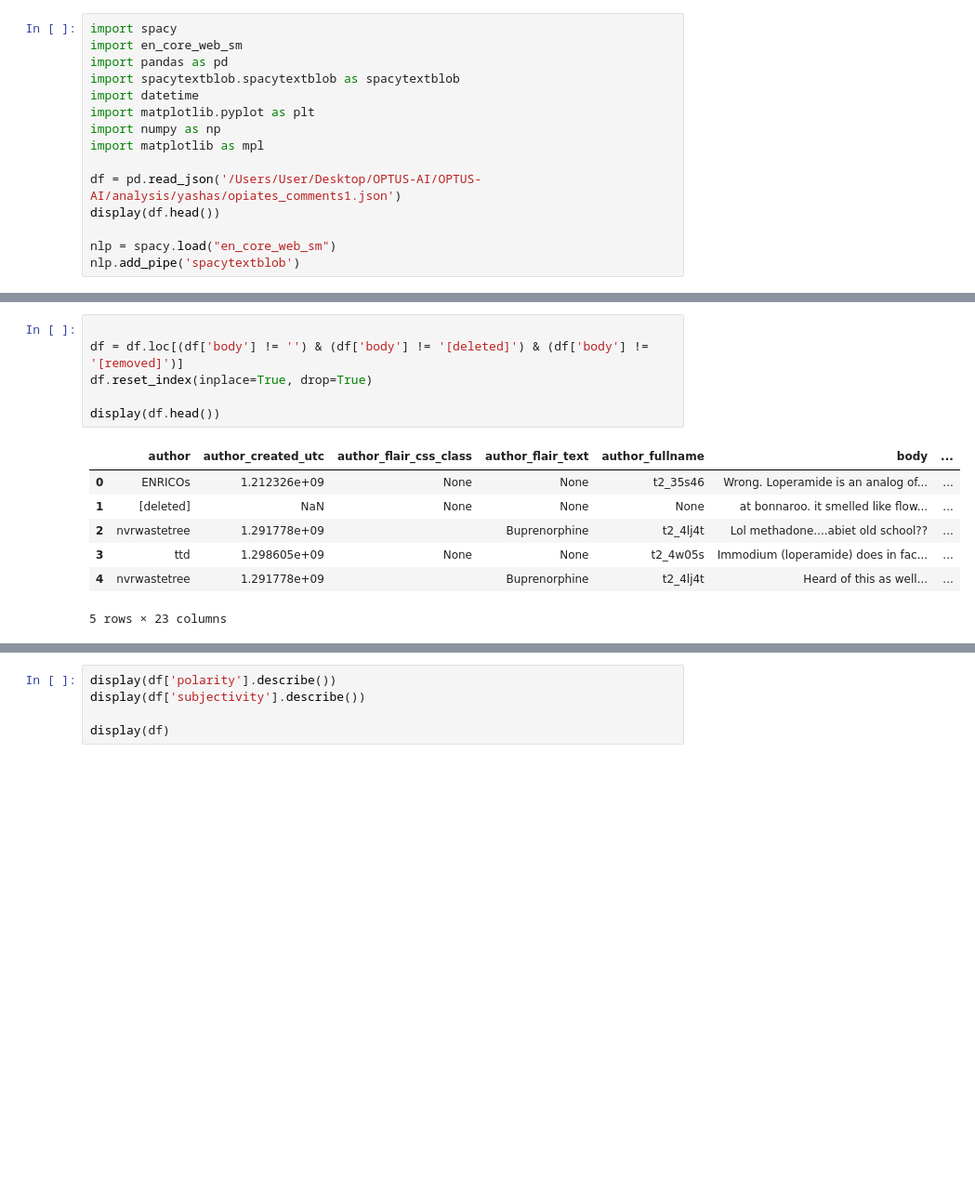
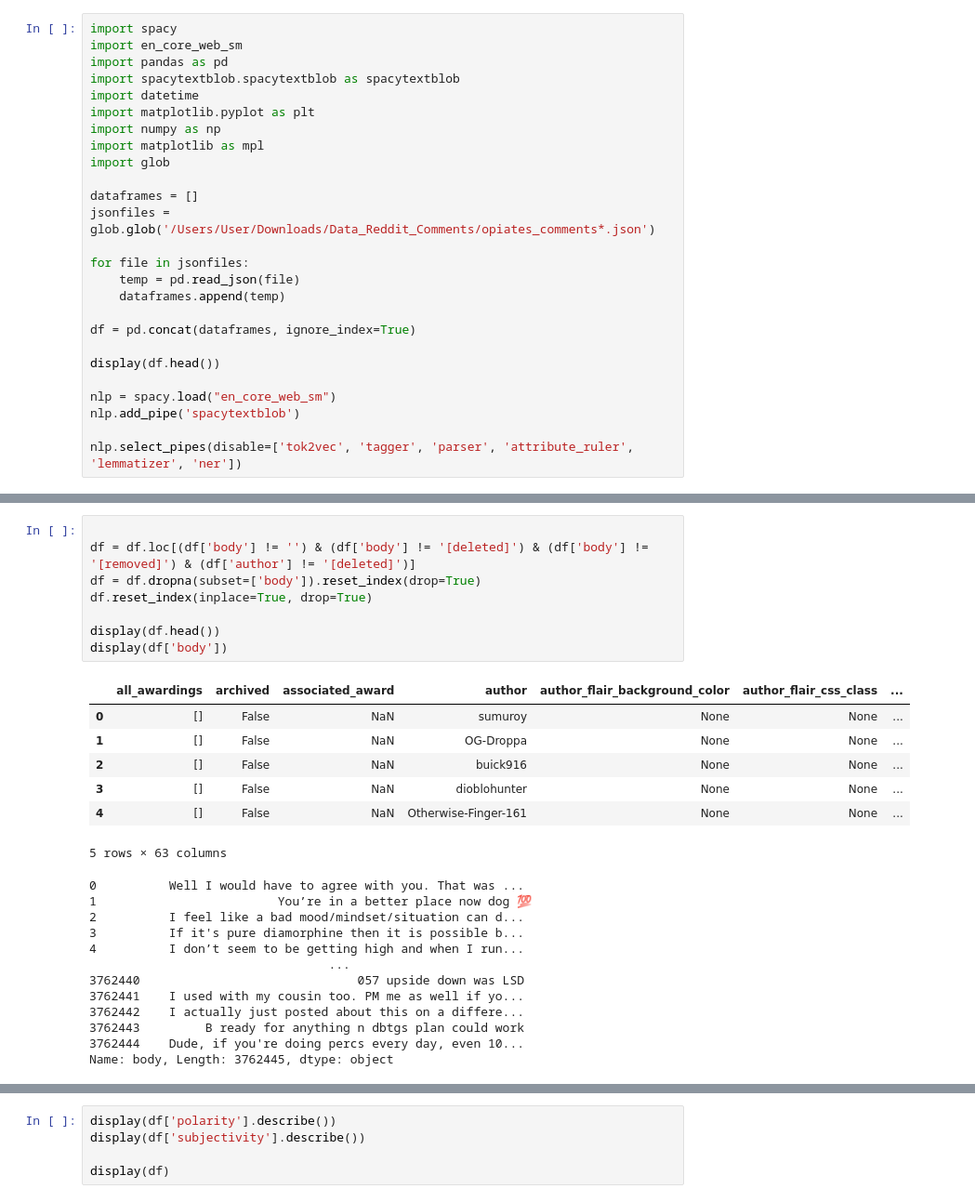
Before and after one commit to RussellABH/OPTUS-AI, a Jupyter notebook: analysis/yashas/test.ipynb, the cells around one changed output, grey strips where cells are left out. Shown at 93% size. Drawn from its saved outputs; the diff is of its cells as text; blank space fills up the shorter version.

```diff
--- a/analysis/yashas/test.ipynb
+++ b/analysis/yashas/test.ipynb
@@ -7,10 +7,21 @@ import datetime
 import matplotlib.pyplot as plt
 import numpy as np
 import matplotlib as mpl
+import glob
 
-df = pd.read_json('/Users/User/Desktop/OPTUS-AI/OPTUS-AI/analysis/yashas/opiates_comments1.json')
+dataframes = []
+jsonfiles = glob.glob('/Users/User/Downloads/Data_Reddit_Comments/opiates_comments*.json')
+
+for file in jsonfiles:
+    temp = pd.read_json(file)
+    dataframes.append(temp)
+
+df = pd.concat(dataframes, ignore_index=True)
+
 display(df.head())
 
 nlp = spacy.load("en_core_web_sm")
 nlp.add_pipe('spacytextblob')
+
+nlp.select_pipes(disable=['tok2vec', 'tagger', 'parser', 'attribute_ruler', 'lemmatizer', 'ner'])
 # %% [output]
@@ -52,15 +36,29 @@ Name: media, Length: 204, dtype: object
 # %%
 
-df = df.loc[(df['body'] != '') & (df['body'] != '[deleted]') & (df['body'] != '[removed]')]
+df = df.loc[(df['body'] != '') & (df['body'] != '[deleted]') & (df['body'] != '[removed]') & (df['author'] != '[deleted]')]
+df = df.dropna(subset=['body']).reset_index(drop=True)
 df.reset_index(inplace=True, drop=True)
 
 display(df.head())
+display(df['body'])
 # %% [output]
-|  | author | author_created_utc | author_flair_css_class | author_flair_text | author_fullname | body | ... |
-| 0 | ENRICOs | 1.212326e+09 | None | None | t2_35s46 | Wrong. Loperamide is an analog of... | ... |
-| 1 | [deleted] | NaN | None | None | None | at bonnaroo. it smelled like flow... | ... |
-| 2 | nvrwastetree | 1.291778e+09 |  | Buprenorphine | t2_4lj4t | Lol methadone....abiet old school?? | ... |
-| 3 | ttd | 1.298605e+09 | None | None | t2_4w05s | Immodium (loperamide) does in fac... | ... |
-| 4 | nvrwastetree | 1.291778e+09 |  | Buprenorphine | t2_4lj4t | Heard of this as well... | ... |
+|  | all_awardings | archived | associated_award | author | author_flair_background_color | author_flair_css_class | ... |
+| 0 | [] | False | NaN | sumuroy | None | None | ... |
+| 1 | [] | False | NaN | OG-Droppa | None | None | ... |
+| 2 | [] | False | NaN | buick916 | None | None | ... |
+| 3 | [] | False | NaN | dioblohunter | None | None | ... |
+| 4 | [] | False | NaN | Otherwise-Finger-161 | None | None | ... |
-5 rows × 23 columns
+5 rows × 63 columns
+0          Well I would have to agree with you. That was ...
+1                         You’re in a better place now dog 💯
+2          I feel like a bad mood/mindset/situation can d...
+3          If it's pure diamorphine then it is possible b...
+4          I don’t seem to be getting high and when I run...
+                                 ...
+3762440                              057 upside down was LSD
+3762441    I used with my cousin too. PM me as well if yo...
+3762442    I actually just posted about this on a differe...
+3762443         B ready for anything n dbtgs plan could work
+3762444    Dude, if you're doing percs every day, even 10...
+Name: body, Length: 3762445, dtype: object
 # %%
```
Also changed, not shown: parts of 3 cells of this notebook, 1 other file.
